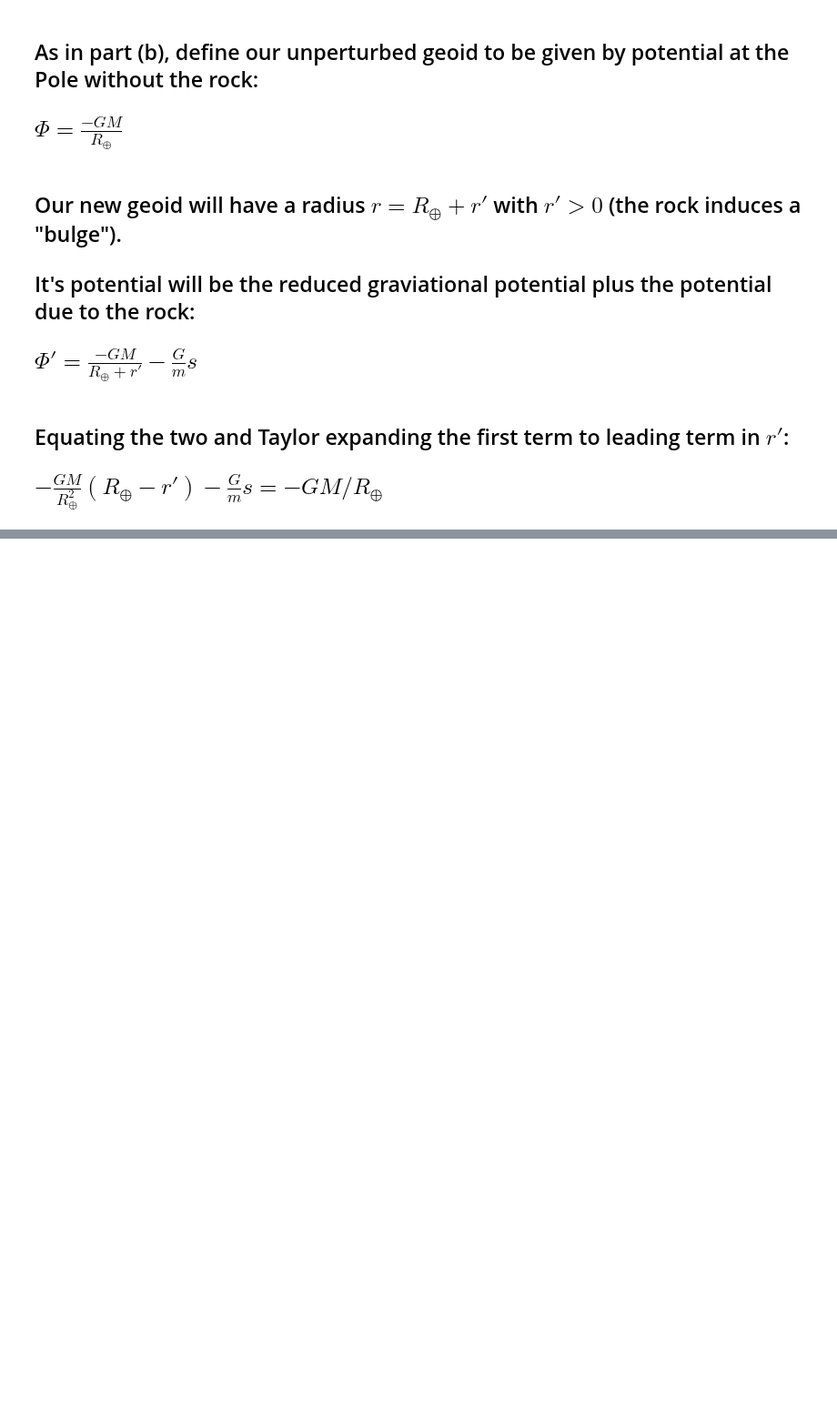
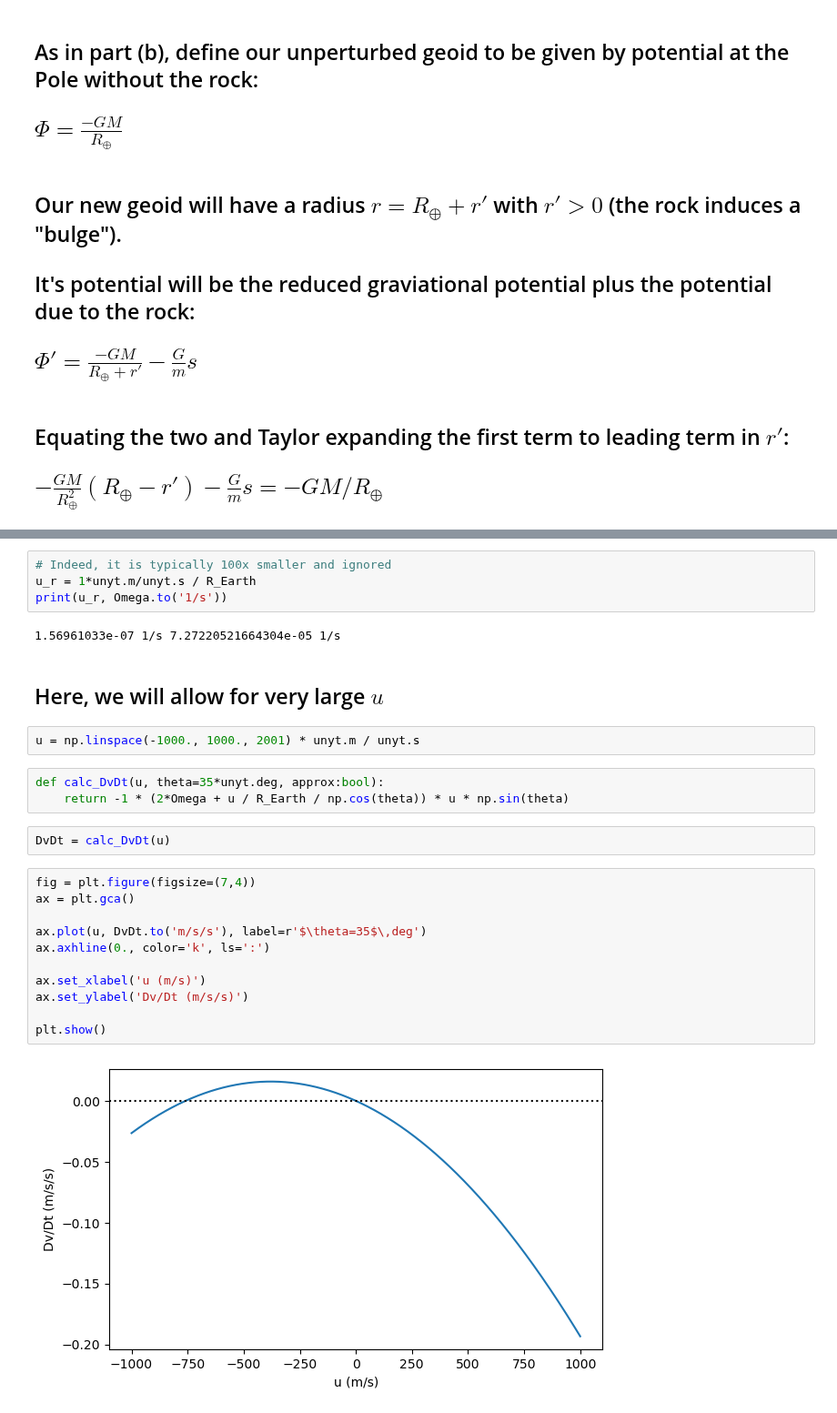
Before and after one commit to profxj/ocea200, a Jupyter notebook: SIOC-212A/Homeworks/Homework1.ipynb, the cells around one changed output, grey strips where cells are left out. Shown at 91% size. Cells and saved outputs as stored; diff of their text form; blank space fills up the shorter version.

```diff
--- a/SIOC-212A/Homeworks/Homework1.ipynb
+++ b/SIOC-212A/Homeworks/Homework1.ipynb
@@ -129,0 +156,28 @@ unyt_quantity(10.83366362, 'km')
+# %%
+# Indeed, it is typically 100x smaller and ignored
+u_r = 1*unyt.m/unyt.s / R_Earth
+print(u_r, Omega.to('1/s'))
+# %% [output]
+1.56961033e-07 1/s 7.27220521664304e-05 1/s
+# %% [markdown]
+## Here, we will allow for very large $u$
+# %%
+u = np.linspace(-1000., 1000., 2001) * unyt.m / unyt.s
+# %%
+def calc_DvDt(u, theta=35*unyt.deg, approx:bool):
+    return -1 * (2*Omega + u / R_Earth / np.cos(theta)) * u * np.sin(theta)
+# %%
+DvDt = calc_DvDt(u)
+# %%
+fig = plt.figure(figsize=(7,4))
+ax = plt.gca()
+
+ax.plot(u, DvDt.to('m/s/s'), label=r'$\theta=35$\,deg')
+ax.axhline(0., color='k', ls=':')
+
+ax.set_xlabel('u (m/s)')
+ax.set_ylabel('Dv/Dt (m/s/s)')
+
+plt.show()
+# %% [output]
+[figure, added]
```
Also changed, not shown: parts of 9 cells of this notebook.
